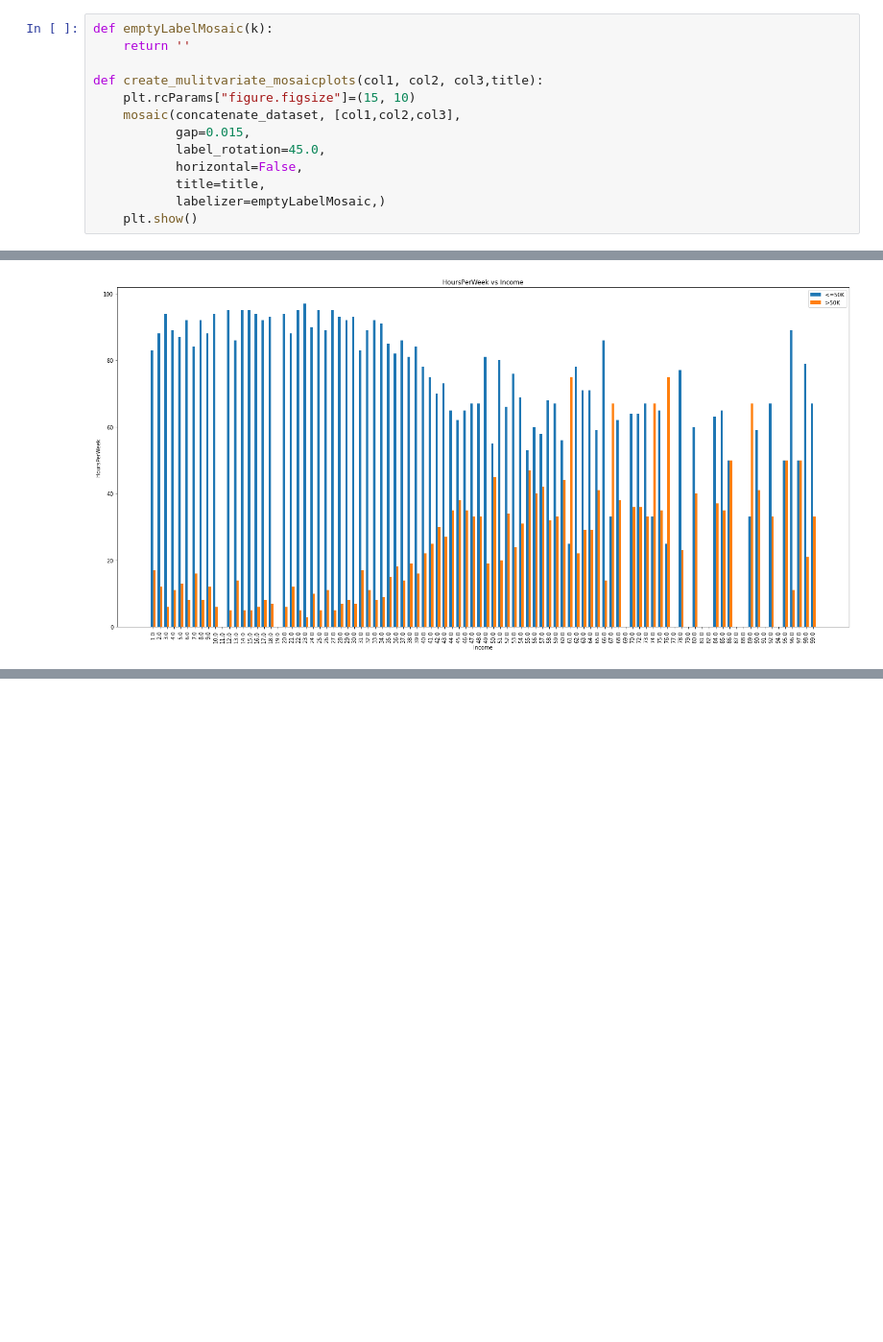
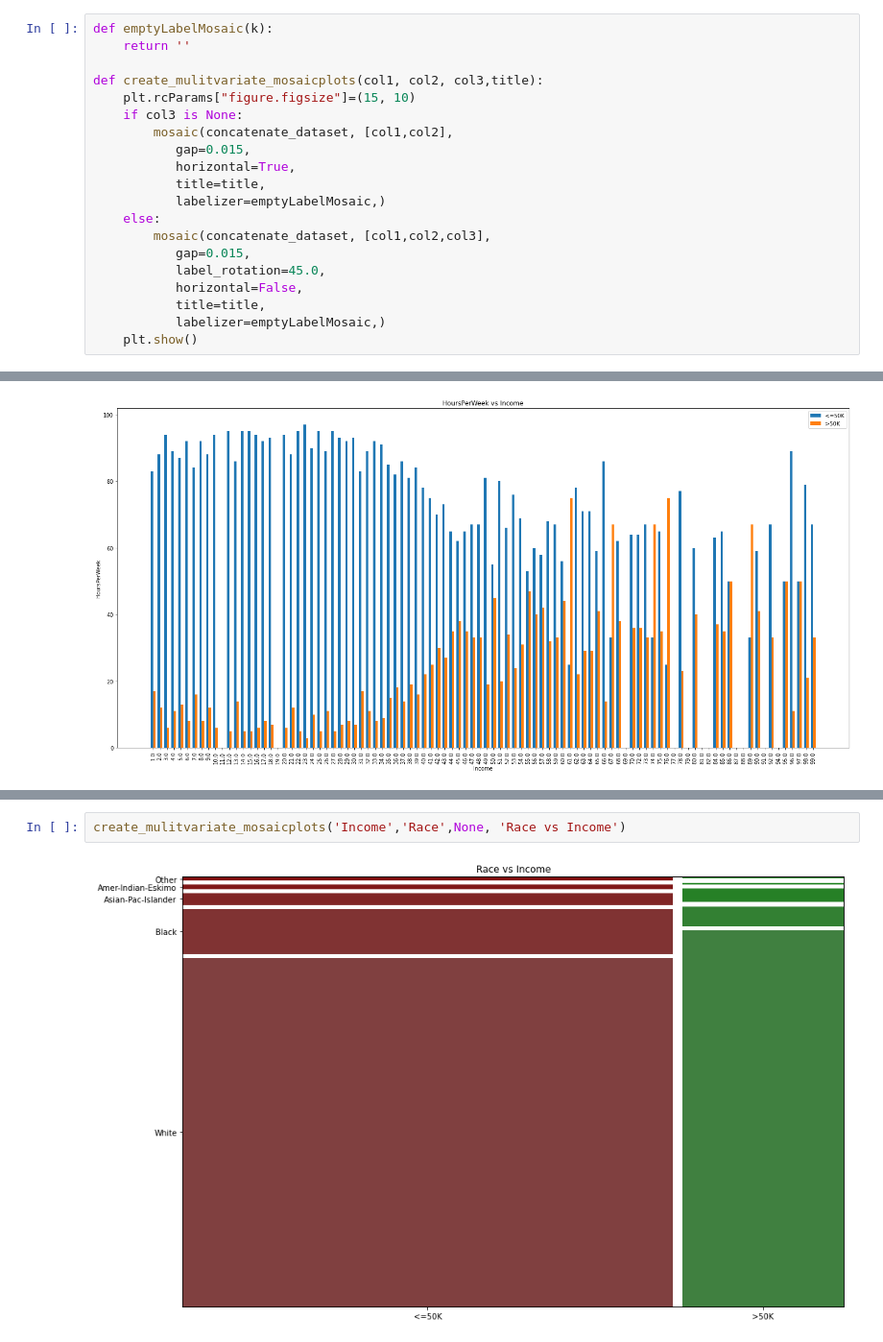
Before and after one commit to Abhik91/CSE578-Data-Visualization, a Jupyter notebook: IncomeAnalysis.ipynb, the cells around one changed output, grey strips where cells are left out. Shown at 96% size. Drawn from its saved outputs; the diff is of its cells as text; blank space fills up the shorter version.

```diff
--- a/IncomeAnalysis.ipynb
+++ b/IncomeAnalysis.ipynb
@@ -137,7 +137,14 @@ def emptyLabelMosaic(k):
 
 def create_mulitvariate_mosaicplots(col1, col2, col3,title):
     plt.rcParams["figure.figsize"]=(15, 10)
-    mosaic(concatenate_dataset, [col1,col2,col3],
+    if col3 is None:
+        mosaic(concatenate_dataset, [col1,col2],
+           gap=0.015,
+           horizontal=True,
+           title=title,
+           labelizer=emptyLabelMosaic,)
+    else:
+        mosaic(concatenate_dataset, [col1,col2,col3],
            gap=0.015,
            label_rotation=45.0,
            horizontal=False,
@@ -290,0 +303,4 @@ plot_pie_chart("MaritalStatus")
+# %%
+create_mulitvariate_mosaicplots('Income','Race',None, 'Race vs Income')
+# %% [output]
+[figure, added]
```
Also changed, not shown: parts of 4 cells of this notebook.
